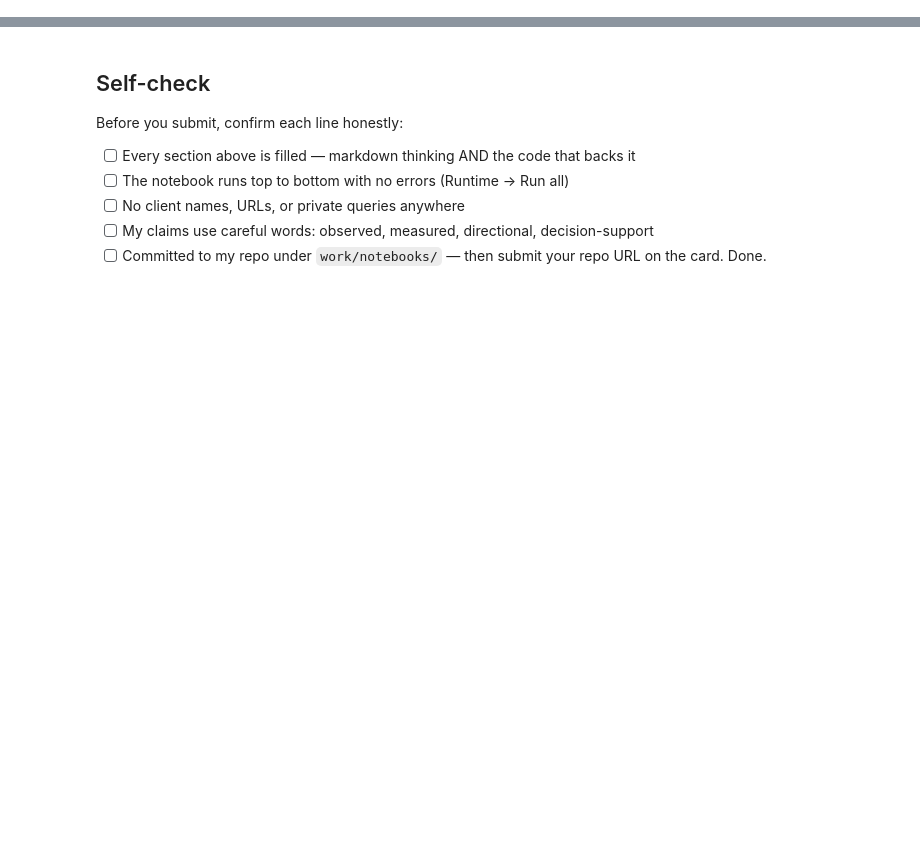
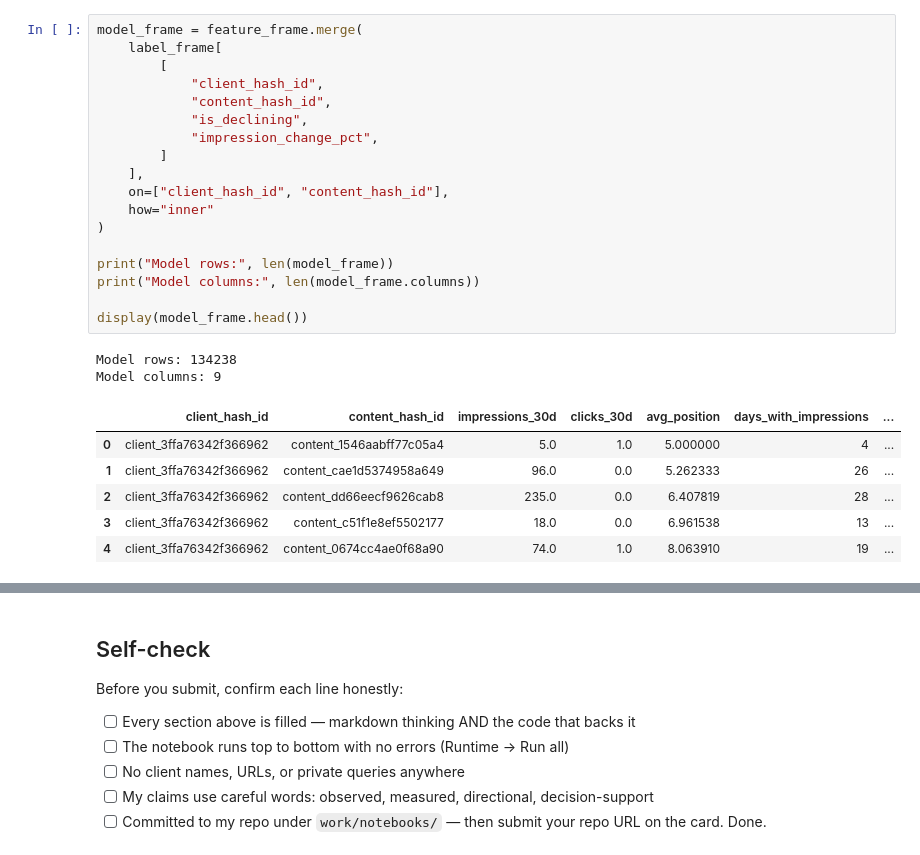
Before and after one commit to karthik-srivathsa-05/flyrank-ai, a Jupyter notebook: work/notebooks/w03_data_contract.ipynb, the cells around one changed output, grey strips where cells are left out. Saved outputs shown, nothing was run; the diff lists cells and outputs as text; blank space fills up the shorter version.

```diff
--- a/work/notebooks/w03_data_contract.ipynb
+++ b/work/notebooks/w03_data_contract.ipynb
@@ -36,0 +337,27 @@ This skeleton is yours to fill. Work the sections **in order** — each one has
+# %%
+model_frame = feature_frame.merge(
+    label_frame[
+        [
+            "client_hash_id",
+            "content_hash_id",
+            "is_declining",
+            "impression_change_pct",
+        ]
+    ],
+    on=["client_hash_id", "content_hash_id"],
+    how="inner"
+)
+
+print("Model rows:", len(model_frame))
+print("Model columns:", len(model_frame.columns))
+
+display(model_frame.head())
+# %% [output]
+Model rows: 134238
+Model columns: 9
+|  | client_hash_id | content_hash_id | impressions_30d | clicks_30d | avg_position | days_with_impressions | ... |
+| 0 | client_3ffa76342f366962 | content_1546aabff77c05a4 | 5.0 | 1.0 | 5.000000 | 4 | ... |
+| 1 | client_3ffa76342f366962 | content_cae1d5374958a649 | 96.0 | 0.0 | 5.262333 | 26 | ... |
+| 2 | client_3ffa76342f366962 | content_dd66eecf9626cab8 | 235.0 | 0.0 | 6.407819 | 28 | ... |
+| 3 | client_3ffa76342f366962 | content_c51f1e8ef5502177 | 18.0 | 0.0 | 6.961538 | 13 | ... |
+| 4 | client_3ffa76342f366962 | content_0674cc4ae0f68a90 | 74.0 | 1.0 | 8.063910 | 19 | ... |
```
Also changed, not shown: parts of 32 cells of this notebook.
